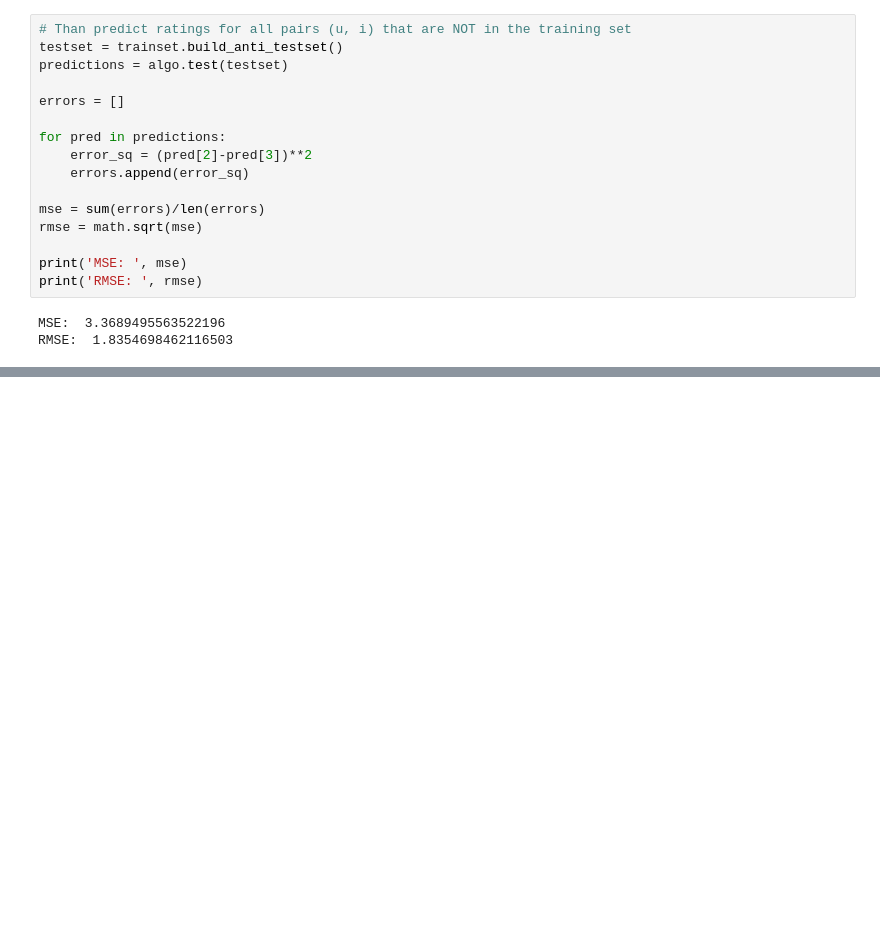
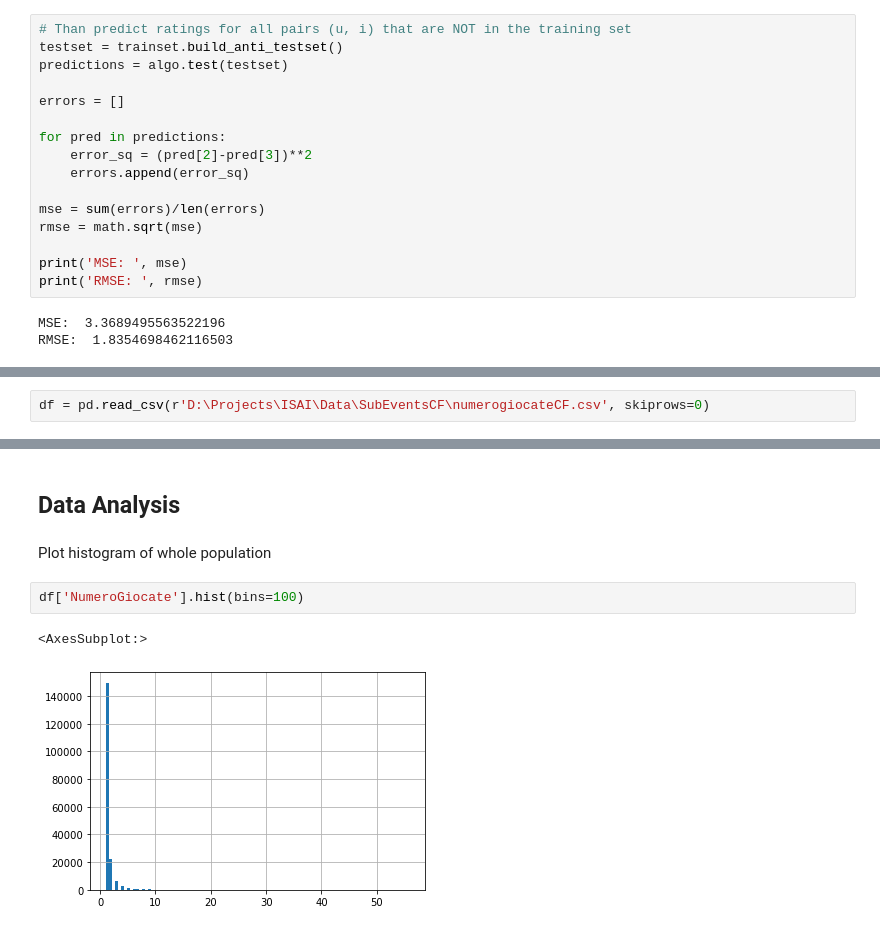
Before and after one commit to Alex-D15/ISAI, a Jupyter notebook: ISAdviser/Collaborative Filtering/TeamsCF_V2.ipynb, the cells around one changed output, grey strips where cells are left out. Cells and saved outputs as stored; diff of their text form; blank space fills up the shorter version.

```diff
--- a/ISAdviser/Collaborative Filtering/TeamsCF_V2.ipynb
+++ b/ISAdviser/Collaborative Filtering/TeamsCF_V2.ipynb
@@ -268,0 +294,2 @@ RMSE:  1.8354698462116503
+# %%
+df = pd.read_csv(r'D:\Projects\ISAI\Data\SubEventsCF\numerogiocateCF.csv', skiprows=0)
@@ -268,0 +327,9 @@ RMSE:  1.8354698462116503
+# %% [markdown]
+## Data Analysis
+# %% [markdown]
+Plot histogram of whole population
+# %%
+df['NumeroGiocate'].hist(bins=100)
+# %% [output]
+<AxesSubplot:>
+[figure, added]
```
Also changed, not shown: parts of 24 cells of this notebook, 1 other file.
